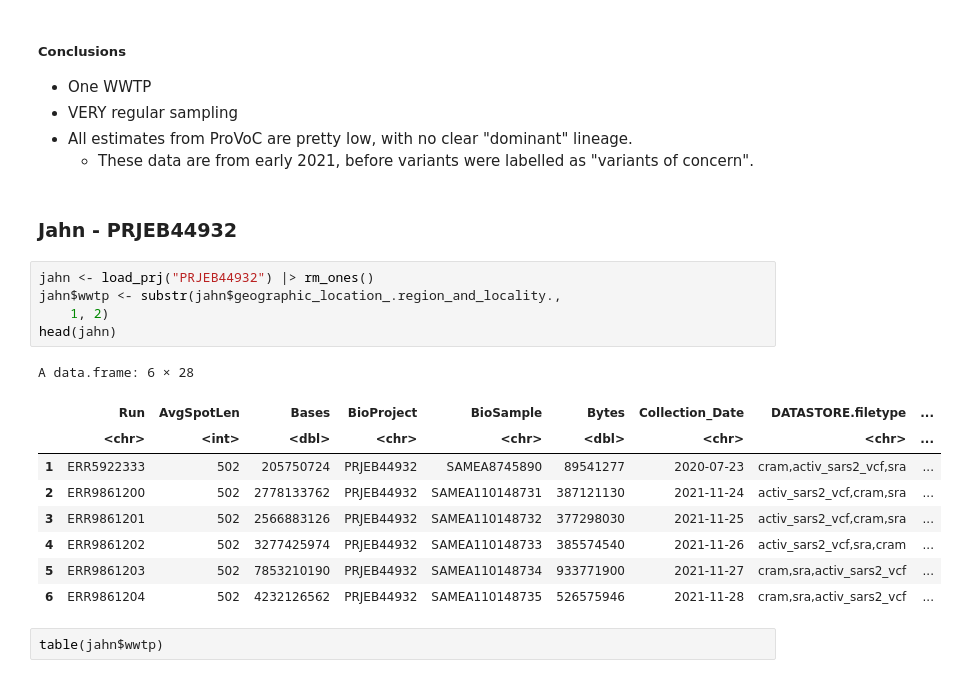
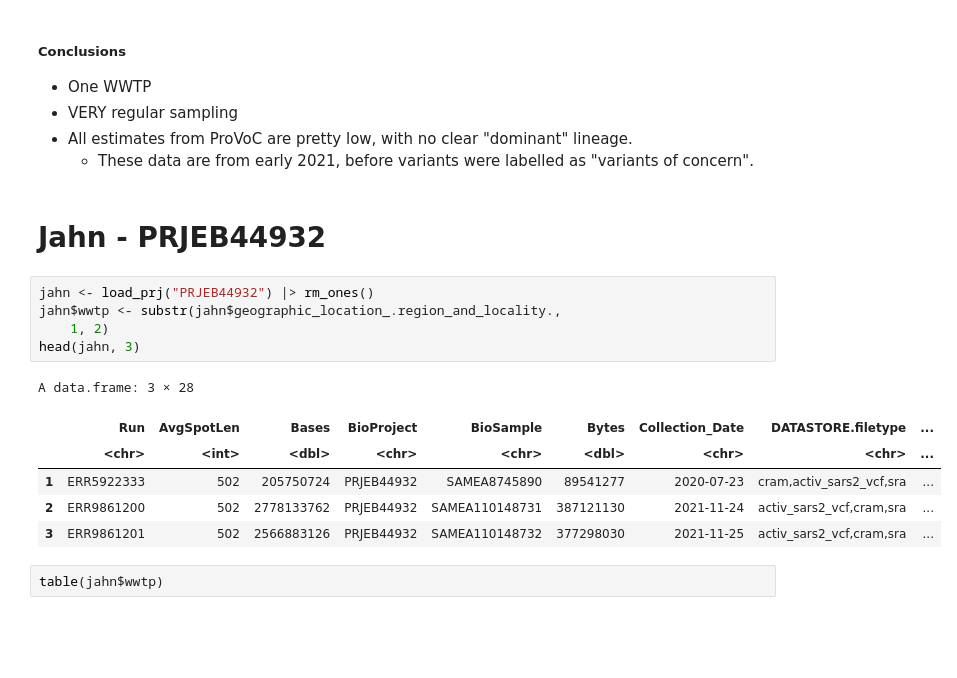
Before and after one commit to DASL-Lab/data-treatment-plant, a Jupyter notebook: data/Data_Sources.ipynb, the cells around one changed output. Cells and saved outputs as stored; diff of their text form; blank space fills up the shorter version.

```diff
--- a/data/Data_Sources.ipynb
+++ b/data/Data_Sources.ipynb
@@ -134,22 +152,19 @@ ggplot(provoc_res) +
 - All estimates from ProVoC are pretty low, with no clear "dominant" lineage.
     - These data are from early 2021, before variants were labelled as "variants of concern".
 # %% [markdown]
-### Jahn - PRJEB44932
+# Jahn - PRJEB44932
 # %%
 jahn <- load_prj("PRJEB44932") |> rm_ones()
 jahn$wwtp <- substr(jahn$geographic_location_.region_and_locality.,
     1, 2)
-head(jahn)
+head(jahn, 3)
 # %% [output]
-A data.frame: 6 × 28
+A data.frame: 3 × 28
 |  | Run | AvgSpotLen | Bases | BioProject | BioSample | Bytes | Collection_Date | DATASTORE.filetype | ... |
 |  | <chr> | <int> | <dbl> | <chr> | <chr> | <dbl> | <chr> | <chr> | ... |
 | 1 | ERR5922333 | 502 | 205750724 | PRJEB44932 | SAMEA8745890 | 89541277 | 2020-07-23 | cram,activ_sars2_vcf,sra | ... |
 | 2 | ERR9861200 | 502 | 2778133762 | PRJEB44932 | SAMEA110148731 | 387121130 | 2021-11-24 | activ_sars2_vcf,cram,sra | ... |
 | 3 | ERR9861201 | 502 | 2566883126 | PRJEB44932 | SAMEA110148732 | 377298030 | 2021-11-25 | activ_sars2_vcf,cram,sra | ... |
-| 4 | ERR9861202 | 502 | 3277425974 | PRJEB44932 | SAMEA110148733 | 385574540 | 2021-11-26 | activ_sars2_vcf,sra,cram | ... |
-| 5 | ERR9861203 | 502 | 7853210190 | PRJEB44932 | SAMEA110148734 | 933771900 | 2021-11-27 | cram,sra,activ_sars2_vcf | ... |
-| 6 | ERR9861204 | 502 | 4232126562 | PRJEB44932 | SAMEA110148735 | 526575946 | 2021-11-28 | cram,sra,activ_sars2_vcf | ... |
 # %%
 table(jahn$wwtp)
 # %% [output]
```
Also changed, not shown: parts of 29 cells of this notebook.
